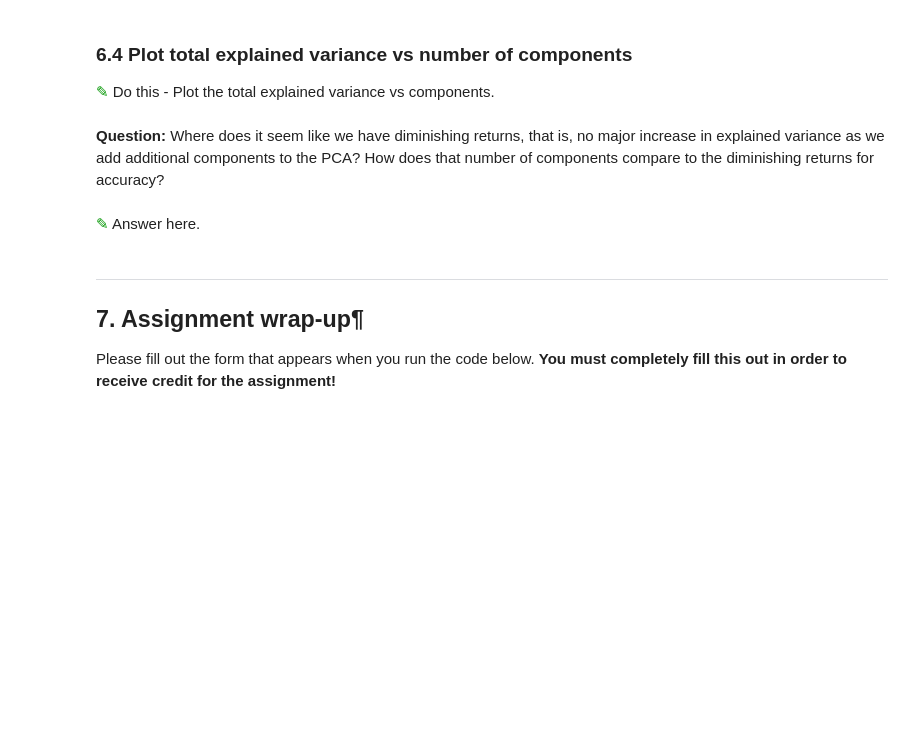
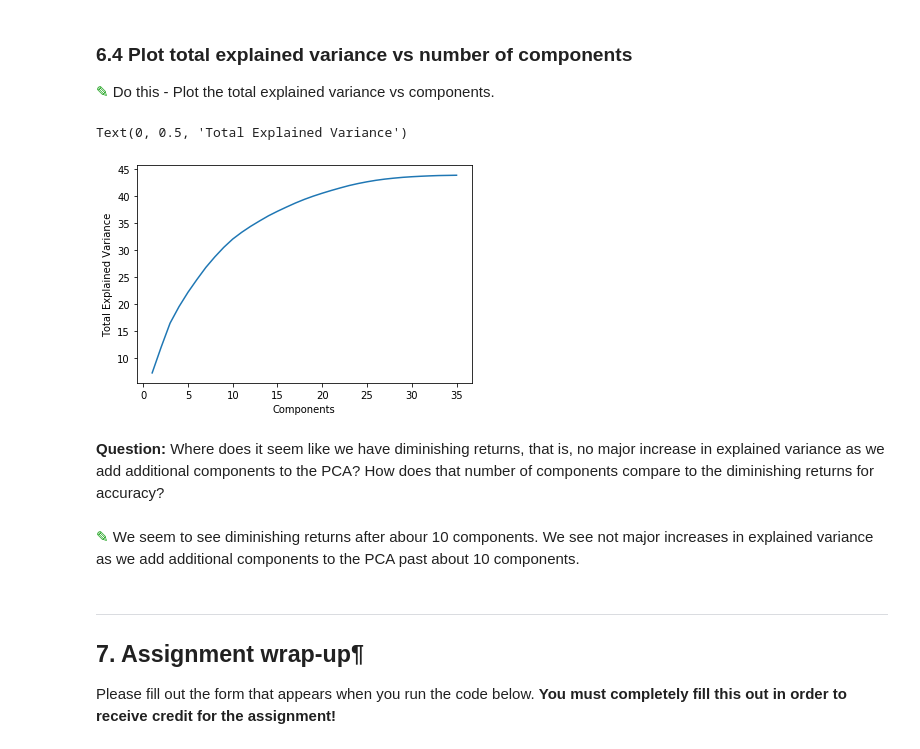
Before and after one commit to mcfallal/CMSE202, a Jupyter notebook: Homework4-SVM_and_PCA-Lexi McFall.ipynb, the cells around one changed output. Cells and saved outputs as stored; diff of their text form; code cells hidden in the pictures; blank space fills up the shorter version.

```diff
--- a/Homework4-SVM_and_PCA-Lexi McFall.ipynb
+++ b/Homework4-SVM_and_PCA-Lexi McFall.ipynb
@@ -396,7 +445,15 @@ Now that we have those numbers, it makes sense to look at the accuracy vs compon
+# %%
+# Plotting total explained variance vs number of components
+plt.plot(components,variances)
+plt.xlabel("Components")
+plt.ylabel("Total Explained Variance")
+# %% [output]
+Text(0, 0.5, 'Total Explained Variance')
+[figure, added]
 # %% [markdown]
 **Question:** Where does it seem like we have diminishing returns, that is, no major increase in explained variance as we add additional components to the PCA? How does that number of components compare to the diminishing returns for accuracy?
-# %% [markdown]
-<font size=8 color="#009600">&#9998;</font> Answer here.
+# %% [markdown]
+<font size=8 color="#009600">&#9998;</font> We seem to see diminishing returns after abour 10 components. We see not major increases in explained variance as we add additional components to the PCA past about 10 components.
 # %% [markdown]
 ---
 ## 7. Assignment wrap-up¶
```
Also changed, not shown: parts of 18 cells of this notebook.
